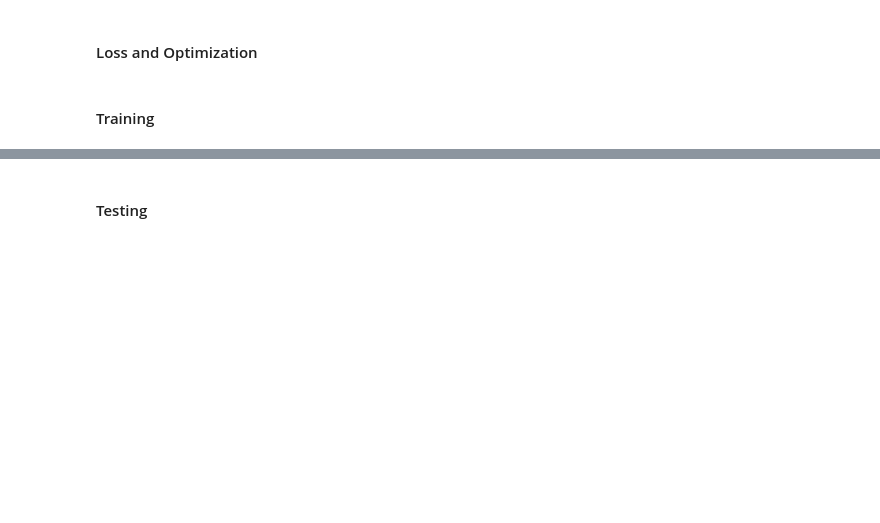
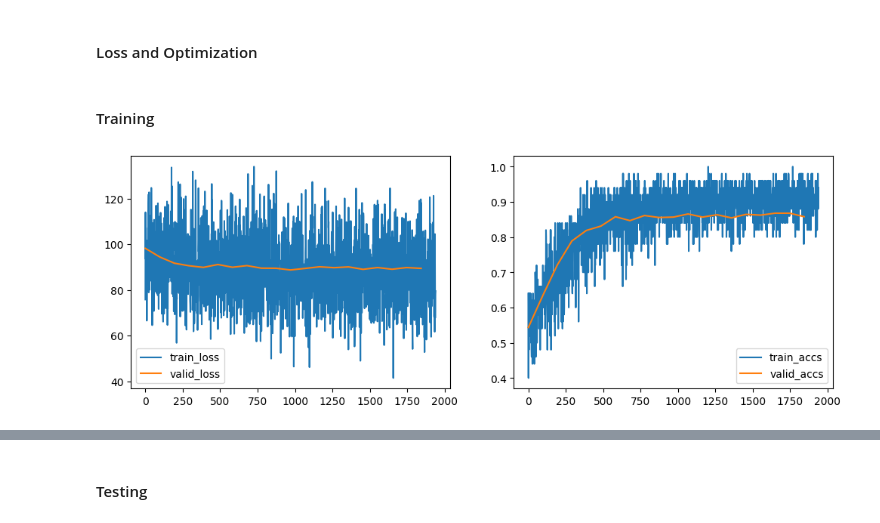
Before and after one commit to KuroHaka/epilepsy-seizure-detection-v1, a Jupyter notebook: model.ipynb, the cells around one changed output, grey strips where cells are left out. Drawn from its saved outputs; the diff is of its cells as text; code cells hidden in the pictures; blank space fills up the shorter version.

```diff
--- a/model.ipynb
+++ b/model.ipynb
@@ -177,10 +189,10 @@ optimizer = torch.optim.Adam(model.parameters(), lr=learning_rate)
 # %% [markdown]
 #### Training
 # %%
-%%time
-num_epochs = 25
+num_epochs = 20
 num_total_steps = len(train_loader)
-
+best = None
+best_loss = None
 # Initialize lists for training and validation
 train_iter, valid_iter = [], []
 train_loss, train_accs = [], []
@@ -206,30 +218,38 @@ for epoch in range(num_epochs):
 
         #forward
         output = model(input)
         loss = criterion(output, label)
         #plot
         train_accs.append(float(accuracy(output, label).data.numpy()))
         train_loss.append(float(loss.data.numpy()))
         train_iter.append(iter_num)
         iter_num += 1
         #backward
         optimizer.zero_grad()
         loss.backward()
         optimizer.step()
+        if best is None:
+            best = model
+            best_loss = loss
+        elif loss < best_loss:
+            best = model
+            best_loss = loss
 
 
     fig = plt.figure(figsize=(12,4))
     plt.subplot(1, 2, 1)
     plt.plot(train_iter, train_loss, label='train_loss')
     plt.plot(valid_iter, valid_loss, label='valid_loss')
     plt.legend()
 
     plt.subplot(1, 2, 2)
     plt.plot(train_iter, train_accs, label='train_accs')
     plt.plot(valid_iter, valid_accs, label='valid_accs')
     plt.legend()
     plt.show()
     print(f"Train, it: {epoch} loss: {train_loss[-1]:.2f} accuracy: {train_accs[-1]:.2f}")
     print(f"Valid, it: {epoch} loss: {valid_loss[-1]:.2f} accuracy: {valid_accs[-1]:.2f}")
     clear_output(wait=True)
+model = best
 # %% [output]
+[figure, added]
```
Also changed, not shown: parts of 15 cells of this notebook, 1 other file.
